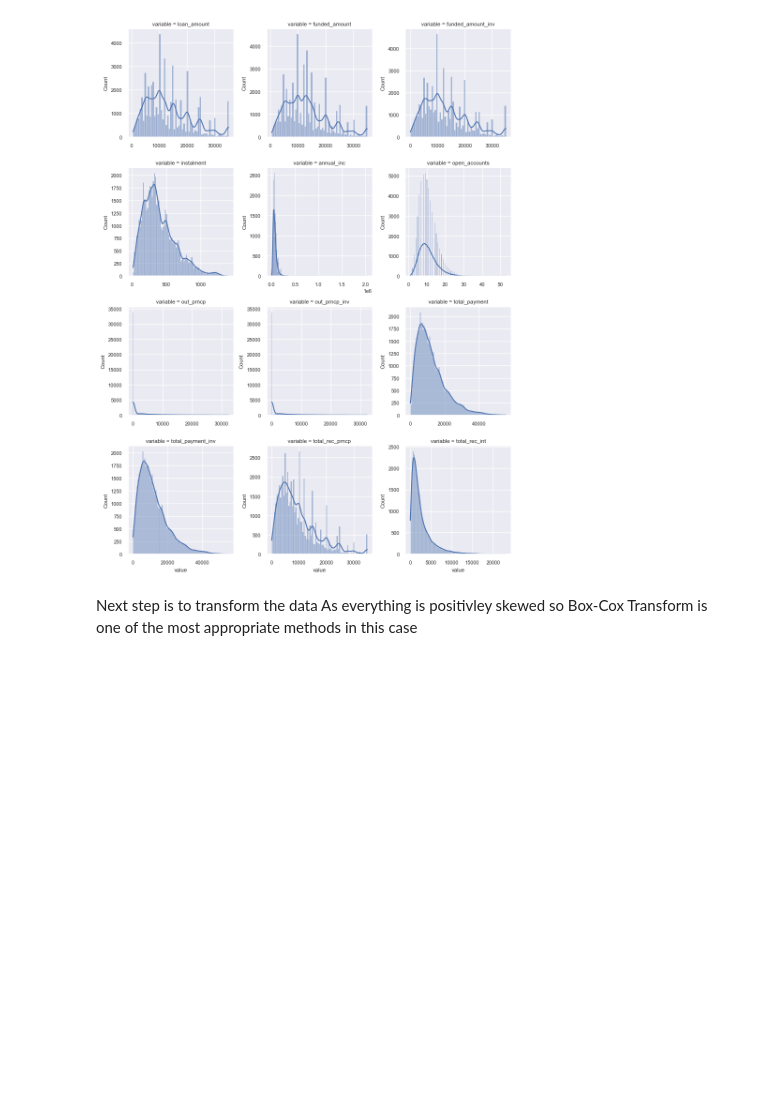
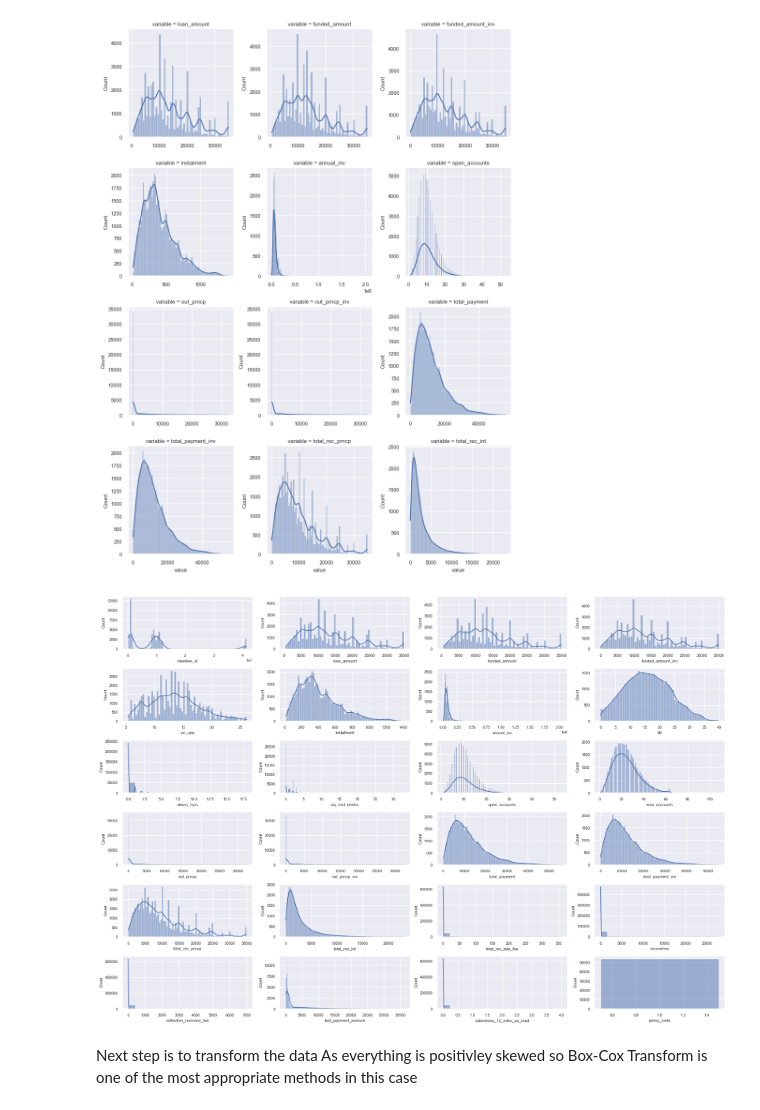
Before and after one commit to FuturisticTechie/exploratory-data-analysis---customer-loans-in-finance882, a Jupyter notebook: eda.ipynb, the cells around one changed output. Drawn from its saved outputs; the diff is of its cells as text; code cells hidden in the pictures; blank space fills up the shorter version.

```diff
--- a/eda.ipynb
+++ b/eda.ipynb
@@ -517,6 +519,13 @@ plot.skew_check(df)
 # %% [output]
 ['member_id', 'term', 'int_rate', 'grade', 'sub_grade', 'employment_length', 'home_ownership', 'verification_status', 'issue_date', 'loan_status', 'payment_plan', 'purpose', 'dti', 'delinq_2yrs', 'ear ...
 [figure]
+# %%
+############TESTING#####################
+plot.visualise_skewness(df)
+
+#Now we can delete the code above from before with specifcied lines!!!!!!!
+# %% [output]
+[figure, added]
 # %% [markdown]
 Next step is to transform the data
 As everything is positivley skewed so Box-Cox Transform is one of the most appropriate methods in this case
```
Also changed, not shown: parts of 7 cells of this notebook, 2 other files.
